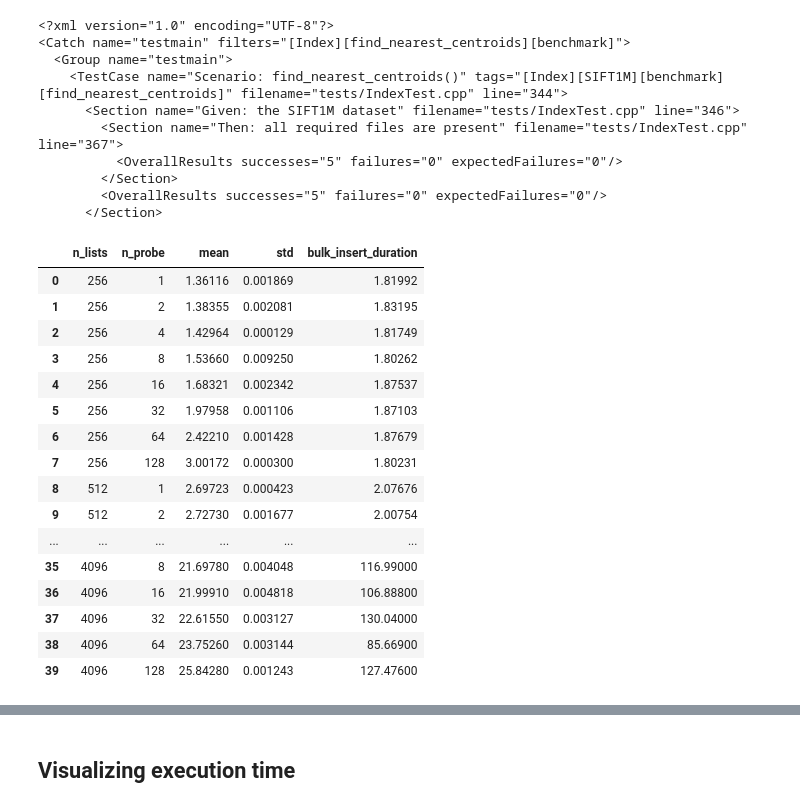
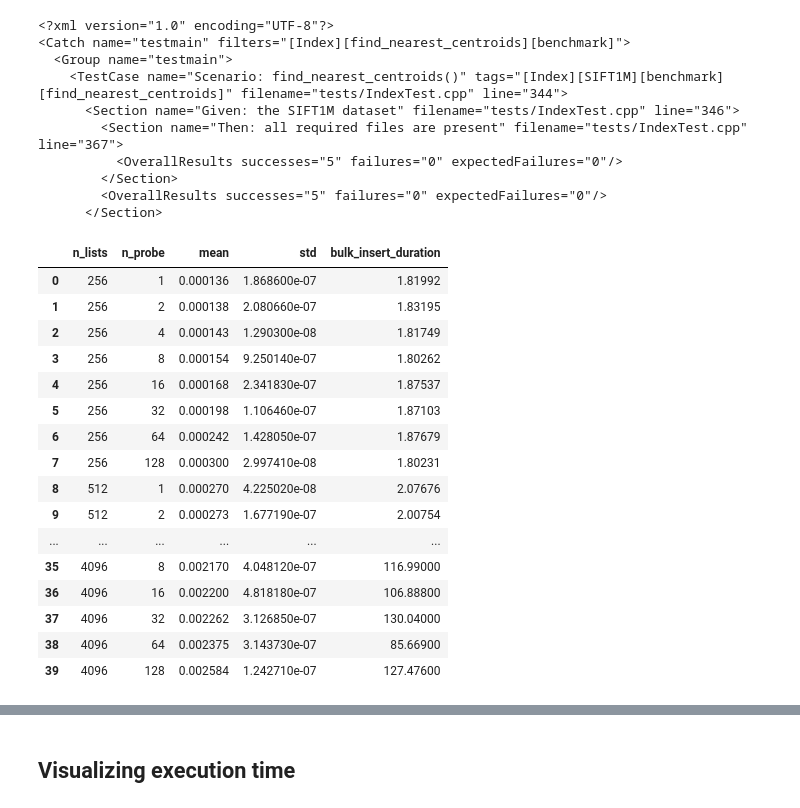
Before and after one commit to TimonFercho/ann-distributed-key-value-store, a Jupyter notebook: evaluation/index/performance/index-search-results.ipynb, the cells around one changed output, grey strips where cells are left out. Cells and saved outputs as stored; diff of their text form; code cells hidden in the pictures.

```diff
--- a/evaluation/index/performance/index-search-results.ipynb
+++ b/evaluation/index/performance/index-search-results.ipynb
@@ -36,11 +44,16 @@ def extract_benchmark_params(element):
             params[parts[0]] = parts[1]
     return params
 
-results = []
-for match in root.iter('BenchmarkResults'):
-    result = extract_benchmark_params(match)
-    result['mean'] = match.find('mean').get('value')
-    result['std'] = match.find('standardDeviation').get('value')
-    results.append(result)
+def parse_xml(path):
+    tree = ET.parse(path)
+    root = tree.getroot()
+    results = []
+    for match in root.iter('BenchmarkResults'):
+        result = extract_benchmark_params(match)
+        result['mean'] = match.find('mean').get('value')
+        result['std'] = match.find('standardDeviation').get('value')
+        results.append(result)
+    return results
+results = parse_xml('find_nearest_centroids.xml')
 # %%
 # find StdOut tag where the benchmark also wrote the insertion time of `bulk_insert_entries` (which we haven't look at for varying n_lists n_probe so far)
@@ -57,34 +76,40 @@ for i in range(len(results)):
 # %%
-# convert results to dataframe
-centroids_df = pd.DataFrame(results)
-centroids_df['mean'] = centroids_df['mean'].astype(float)
-centroids_df['std'] = centroids_df['std'].astype(float)
-centroids_df['n_probe'] = centroids_df['n_probe'].astype(int)
-centroids_df['n_lists'] = centroids_df['n_lists'].astype(int)
-# convert mean and std from nanoseconds to seconds
-centroids_df['mean'] = centroids_df['mean'] / 1e9
-centroids_df['std'] = centroids_df['std'] / 1e9
-# reorder columns as 'n_lists', 'n_probe', 'mean', 'std', 'bulk_insert_duration'
-centroids_df = centroids_df[['n_lists', 'n_probe', 'mean', 'std', 'bulk_insert_duration']]
+def results_to_df(results, include_bulk_insert_duration=False):
+    df = pd.DataFrame(results)
+    df['mean'] = df['mean'].astype(float)
+    df['std'] = df['std'].astype(float)
+    df['n_probe'] = df['n_probe'].astype(int)
+    df['n_lists'] = df['n_lists'].astype(int)
+    # convert mean and std from nanoseconds to seconds, we divide by 10^9
+    # since the benchmark runs for 10^4 query vectors, we divide by another 10^4
+    df['mean'] = df['mean'] / NS_PER_S / N_QUERY_VECTORS
+    df['std'] = df['std'] / NS_PER_S / N_QUERY_VECTORS
+    # reorder columns
+    columns = ['n_lists', 'n_probe', 'mean', 'std']
+    if include_bulk_insert_duration:
+        columns.append('bulk_insert_duration')
+    return df[columns]
+
+centroids_df = results_to_df(results, include_bulk_insert_duration=True)
 centroids_df
 # %% [output]
 |  | n_lists | n_probe | mean | std | bulk_insert_duration |
-| 0 | 256 | 1 | 1.36116 | 0.001869 | 1.81992 |
-| 1 | 256 | 2 | 1.38355 | 0.002081 | 1.83195 |
-| 2 | 256 | 4 | 1.42964 | 0.000129 | 1.81749 |
-| 3 | 256 | 8 | 1.53660 | 0.009250 | 1.80262 |
-| 4 | 256 | 16 | 1.68321 | 0.002342 | 1.87537 |
-| 5 | 256 | 32 | 1.97958 | 0.001106 | 1.87103 |
-| 6 | 256 | 64 | 2.42210 | 0.001428 | 1.87679 |
-| 7 | 256 | 128 | 3.00172 | 0.000300 | 1.80231 |
-| 8 | 512 | 1 | 2.69723 | 0.000423 | 2.07676 |
-| 9 | 512 | 2 | 2.72730 | 0.001677 | 2.00754 |
+| 0 | 256 | 1 | 0.000136 | 1.868600e-07 | 1.81992 |
+| 1 | 256 | 2 | 0.000138 | 2.080660e-07 | 1.83195 |
+| 2 | 256 | 4 | 0.000143 | 1.290300e-08 | 1.81749 |
+| 3 | 256 | 8 | 0.000154 | 9.250140e-07 | 1.80262 |
+| 4 | 256 | 16 | 0.000168 | 2.341830e-07 | 1.87537 |
+| 5 | 256 | 32 | 0.000198 | 1.106460e-07 | 1.87103 |
+| 6 | 256 | 64 | 0.000242 | 1.428050e-07 | 1.87679 |
+| 7 | 256 | 128 | 0.000300 | 2.997410e-08 | 1.80231 |
+| 8 | 512 | 1 | 0.000270 | 4.225020e-08 | 2.07676 |
+| 9 | 512 | 2 | 0.000273 | 1.677190e-07 | 2.00754 |
 | ... | ... | ... | ... | ... | ... |
-| 35 | 4096 | 8 | 21.69780 | 0.004048 | 116.99000 |
-| 36 | 4096 | 16 | 21.99910 | 0.004818 | 106.88800 |
-| 37 | 4096 | 32 | 22.61550 | 0.003127 | 130.04000 |
-| 38 | 4096 | 64 | 23.75260 | 0.003144 | 85.66900 |
-| 39 | 4096 | 128 | 25.84280 | 0.001243 | 127.47600 |
+| 35 | 4096 | 8 | 0.002170 | 4.048120e-07 | 116.99000 |
+| 36 | 4096 | 16 | 0.002200 | 4.818180e-07 | 106.88800 |
+| 37 | 4096 | 32 | 0.002262 | 3.126850e-07 | 130.04000 |
+| 38 | 4096 | 64 | 0.002375 | 3.143730e-07 | 85.66900 |
+| 39 | 4096 | 128 | 0.002584 | 1.242710e-07 | 127.47600 |
 # %% [markdown]
 ## Computing search space size and size of keeping track of the candidates
 - Since we're searching through the SIFT1M dataset with $10^6$ vectors, we can compute the number of vectors per list `n_vectors_per_list` given the number of lists `n_lists`:
```
Also changed, not shown: parts of 57 cells of this notebook.
